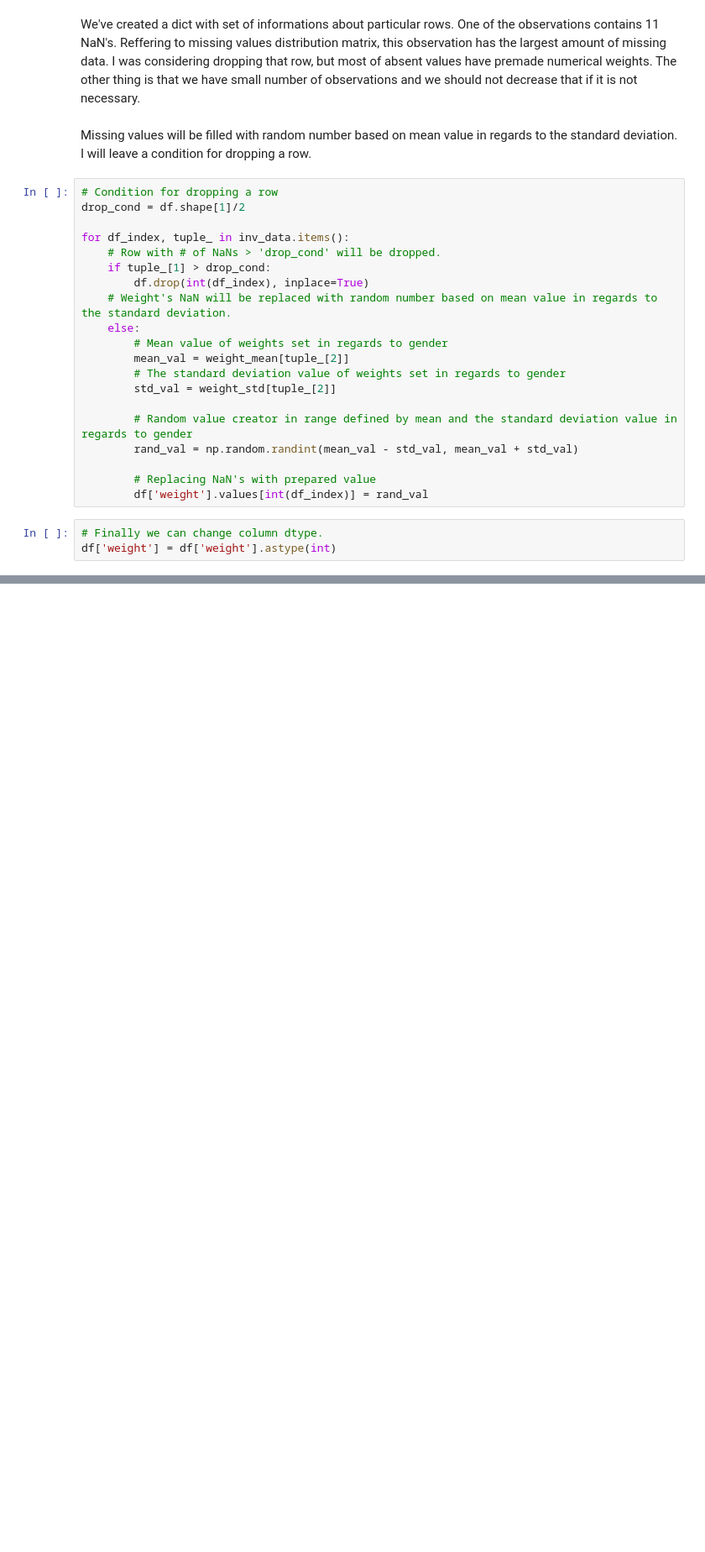
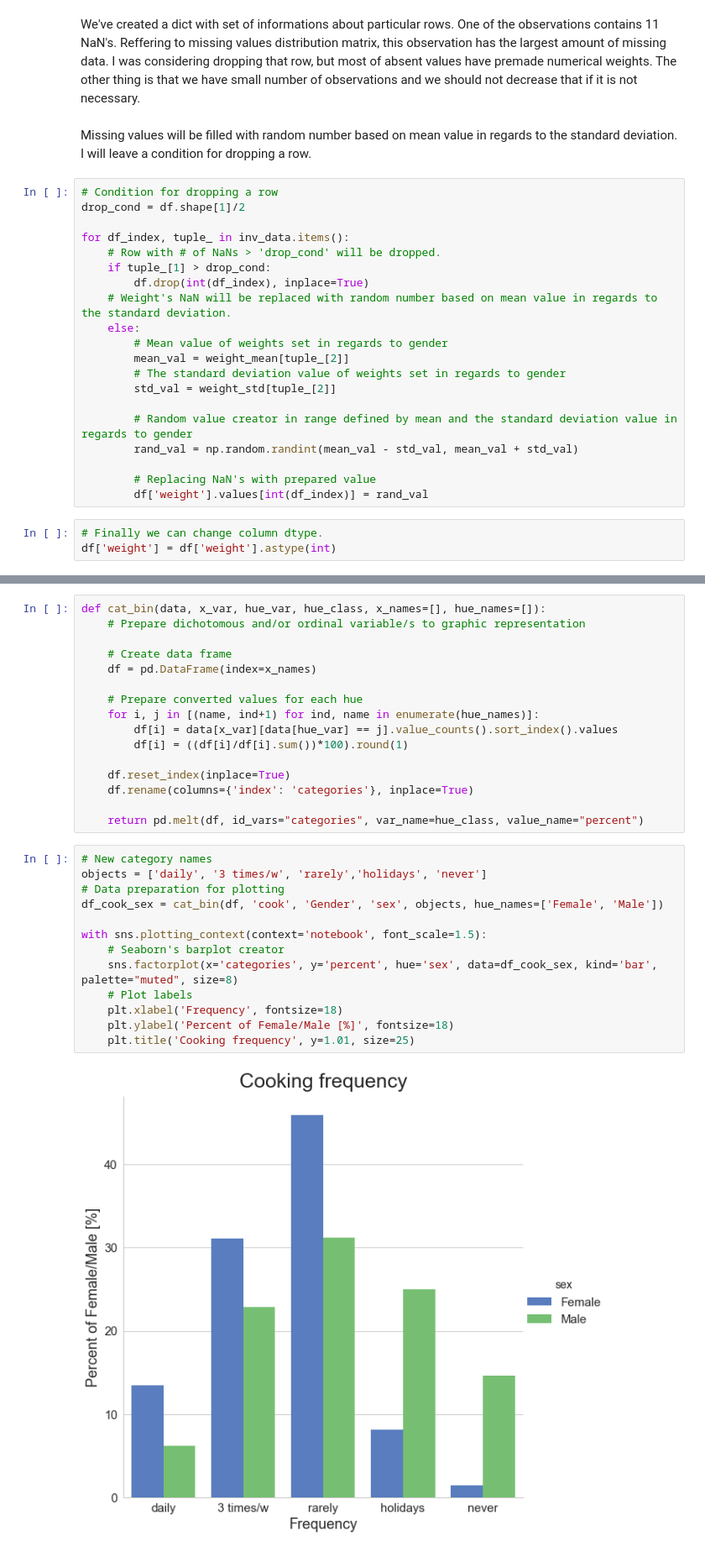
Before and after one commit to rpanasiuk/Machine-learning, a Jupyter notebook: Data_preparation/Food_choice.ipynb, the cells around one changed output, grey strips where cells are left out. Shown: that part at 84% size. Drawn from its saved outputs; the diff is of its cells as text; blank space fills up the shorter version.

```diff
--- a/Data_preparation/Food_choice.ipynb
+++ b/Data_preparation/Food_choice.ipynb
@@ -415,0 +455,31 @@ to be continued..
+# %%
+def cat_bin(data, x_var, hue_var, hue_class, x_names=[], hue_names=[]):
+    # Prepare dichotomous and/or ordinal variable/s to graphic representation
+
+    # Create data frame
+    df = pd.DataFrame(index=x_names)
+
+    # Prepare converted values for each hue
+    for i, j in [(name, ind+1) for ind, name in enumerate(hue_names)]:
+        df[i] = data[x_var][data[hue_var] == j].value_counts().sort_index().values
+        df[i] = ((df[i]/df[i].sum())*100).round(1)
+
+    df.reset_index(inplace=True)
+    df.rename(columns={'index': 'categories'}, inplace=True)
+
+    return pd.melt(df, id_vars="categories", var_name=hue_class, value_name="percent")
+# %%
+# New category names
+objects = ['daily', '3 times/w', 'rarely','holidays', 'never']
+# Data preparation for plotting
+df_cook_sex = cat_bin(df, 'cook', 'Gender', 'sex', objects, hue_names=['Female', 'Male'])
+
+with sns.plotting_context(context='notebook', font_scale=1.5):
+    # Seaborn's barplot creator
+    sns.factorplot(x='categories', y='percent', hue='sex', data=df_cook_sex, kind='bar', palette="muted", size=8)
+    # Plot labels
+    plt.xlabel('Frequency', fontsize=18)
+    plt.ylabel('Percent of Female/Male [%]', fontsize=18)
+    plt.title('Cooking frequency', y=1.01, size=25)
+# %% [output]
+[figure, added]
```
Also changed, not shown: parts of 41 cells of this notebook.
